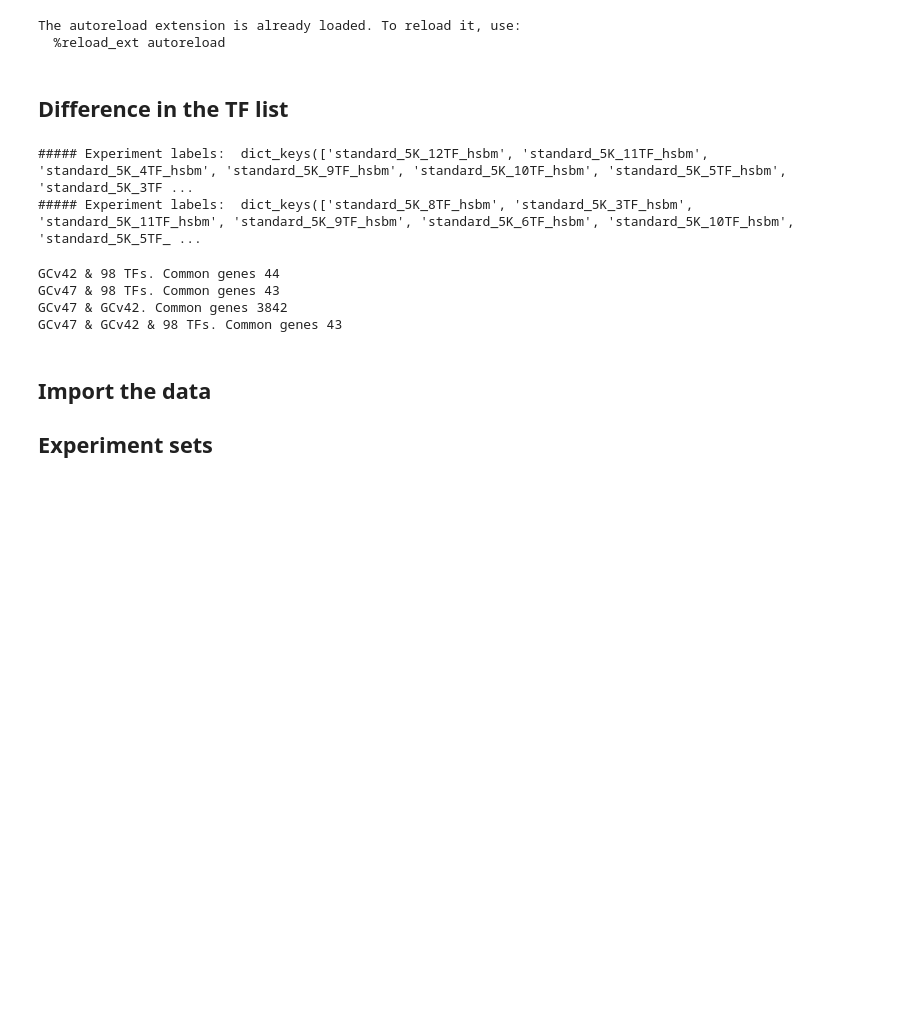
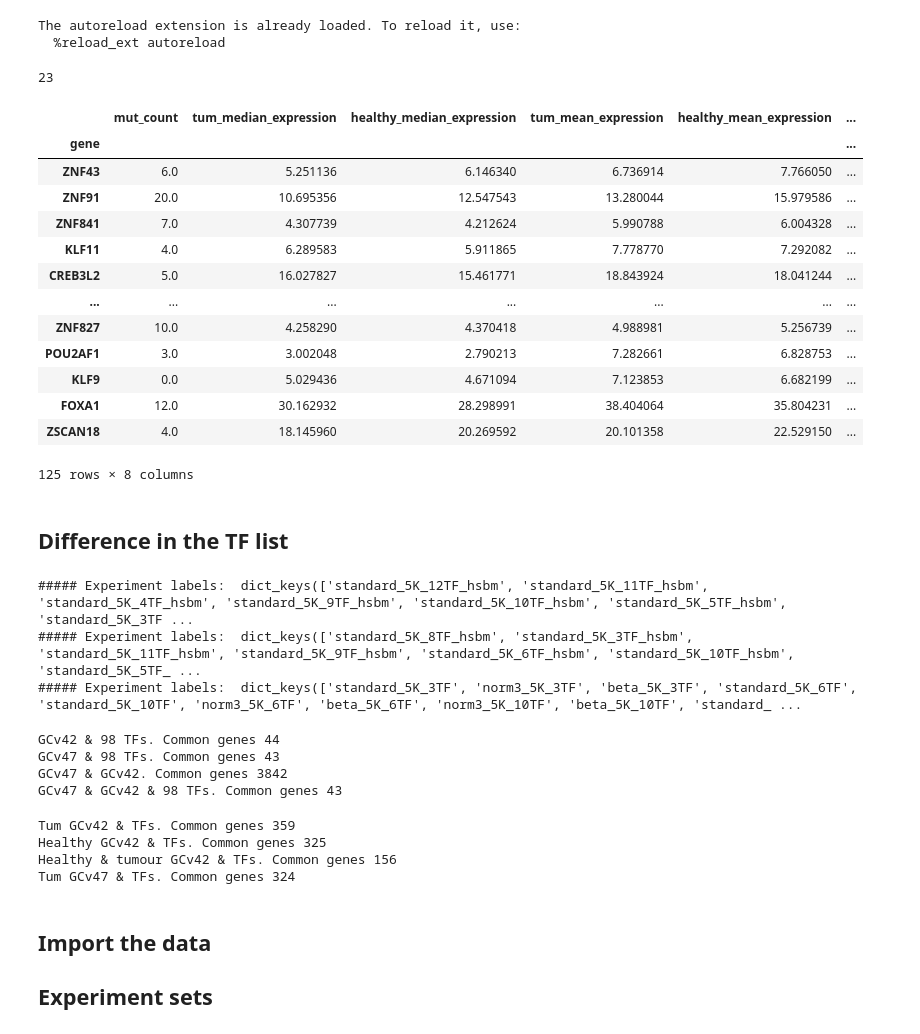
Before and after one commit to vladUng/Phd_extended, a Jupyter notebook: notebooks/tum_sel_prun/gc42_tum_sel_pruning_v2.ipynb, the cells around one changed output. Drawn from its saved outputs; the diff is of its cells as text; code cells hidden in the pictures; blank space fills up the shorter version.

```diff
--- a/notebooks/tum_sel_prun/gc42_tum_sel_pruning_v2.ipynb
+++ b/notebooks/tum_sel_prun/gc42_tum_sel_pruning_v2.ipynb
@@ -97,6 +97,27 @@ t_sel_tfs["tum_mean_expression"] = tum_tpms_v4.loc[t_sel_tfs.index].mean(axis=1)
 t_sel_tfs["tum_median_expression"] = tum_tpms_v4.loc[t_sel_tfs.index].median(axis=1)
 t_sel_tfs["tum_std_expression"] = tum_tpms_v4.loc[t_sel_tfs.index].std(axis=1)
 t_sel_tfs["tum_var_expression"] = tum_tpms_v4.loc[t_sel_tfs.index].var(axis=1)
+# %%
+len(list(set(h_sel_tfs.index) & set(t_sel_tfs.index)))
+# %% [output]
+23
+# %%
+t_sel_tfs
+# %% [output]
+|  | mut_count | tum_median_expression | healthy_median_expression | tum_mean_expression | healthy_mean_expression | ... |
+| gene |  |  |  |  |  | ... |
+| ZNF43 | 6.0 | 5.251136 | 6.146340 | 6.736914 | 7.766050 | ... |
+| ZNF91 | 20.0 | 10.695356 | 12.547543 | 13.280044 | 15.979586 | ... |
+| ZNF841 | 7.0 | 4.307739 | 4.212624 | 5.990788 | 6.004328 | ... |
+| KLF11 | 4.0 | 6.289583 | 5.911865 | 7.778770 | 7.292082 | ... |
+| CREB3L2 | 5.0 | 16.027827 | 15.461771 | 18.843924 | 18.041244 | ... |
+| ... | ... | ... | ... | ... | ... | ... |
+| ZNF827 | 10.0 | 4.258290 | 4.370418 | 4.988981 | 5.256739 | ... |
+| POU2AF1 | 3.0 | 3.002048 | 2.790213 | 7.282661 | 6.828753 | ... |
+| KLF9 | 0.0 | 5.029436 | 4.671094 | 7.123853 | 6.682199 | ... |
+| FOXA1 | 12.0 | 30.162932 | 28.298991 | 38.404064 | 35.804231 | ... |
+| ZSCAN18 | 4.0 | 18.145960 | 20.269592 | 20.101358 | 22.529150 | ... |
+125 rows × 8 columns
 # %% [markdown]
 ## Difference in the TF list
 # %%
@@ -109,9 +130,14 @@ sel_exp_42 = tum_42.exps['standard_5K_6TF_hsbm']
 
 tum_47 = ExperimentSet("tum", base_path, exp_folder_tumour_47, tcga_mutations_df, sel_sets = ["5K",], rel_path="../", exp_type='iNet')
 sel_exp_47 = tum_47.exps['standard_5K_6TF_hsbm']
+
+exp_folder_h42 = "network_I/healthy42/"
+all_h = ExperimentSet("allHealthy42", base_path, exp_folder_h42, tcga_mutations_df, sel_sets = ["5K"], rel_path="../")
+sel_exp_h = all_h.exps['standard_5K_6TF']
 # %% [output]
 ##### Experiment labels:  dict_keys(['standard_5K_12TF_hsbm', 'standard_5K_11TF_hsbm', 'standard_5K_4TF_hsbm', 'standard_5K_9TF_hsbm', 'standard_5K_10TF_hsbm', 'standard_5K_5TF_hsbm', 'standard_5K_3TF ...
 ##### Experiment labels:  dict_keys(['standard_5K_8TF_hsbm', 'standard_5K_3TF_hsbm', 'standard_5K_11TF_hsbm', 'standard_5K_9TF_hsbm', 'standard_5K_6TF_hsbm', 'standard_5K_10TF_hsbm', 'standard_5K_5TF_ ...
+##### Experiment labels:  dict_keys(['standard_5K_3TF', 'norm3_5K_3TF', 'beta_5K_3TF', 'standard_5K_6TF', 'standard_5K_10TF', 'norm3_5K_6TF', 'beta_5K_6TF', 'norm3_5K_10TF', 'beta_5K_10TF', 'standard_ ...
 # %%
 cmn_42 = set(sel_exp_42.tpm_df.index) & set(h_sel_tfs.index)
 print(f"GCv42 & 98 TFs. Common genes {len(cmn_42)}")
@@ -129,3 +155,20 @@ GCv42 & 98 TFs. Common genes 44
 GCv47 & 98 TFs. Common genes 43
 GCv47 & GCv42. Common genes 3842
 GCv47 & GCv42 & 98 TFs. Common genes 43
+# %%
+tf_inc_t_42 = set(sel_exp_42.tpm_df.index) & set(tf_list)
+print(f"Tum GCv42 & TFs. Common genes {len(tf_inc_t_42)}")
+
+tf_inc_h_42 = set(sel_exp_h.tpm_df.index) & set(tf_list)
+print(f"Healthy GCv42 & TFs. Common genes {len(tf_inc_h_42)}")
+
+tf_inc_h_t_42 = set(sel_exp_h.tpm_df.index) & set(tf_list) & set(sel_exp_42.tpm_df.index)
+print(f"Healthy & tumour GCv42 & TFs. Common genes {len(tf_inc_h_t_42)}")
+
+tf_inc_t_47 = set(sel_exp_47.tpm_df.index) & set(tf_list)
+print(f"Tum GCv47 & TFs. Common genes {len(tf_inc_t_47)}")
+# %% [output]
+Tum GCv42 & TFs. Common genes 359
+Healthy GCv42 & TFs. Common genes 325
+Healthy & tumour GCv42 & TFs. Common genes 156
+Tum GCv47 & TFs. Common genes 324
```
Also changed, not shown: parts of 6 cells of this notebook, 4 other files.
